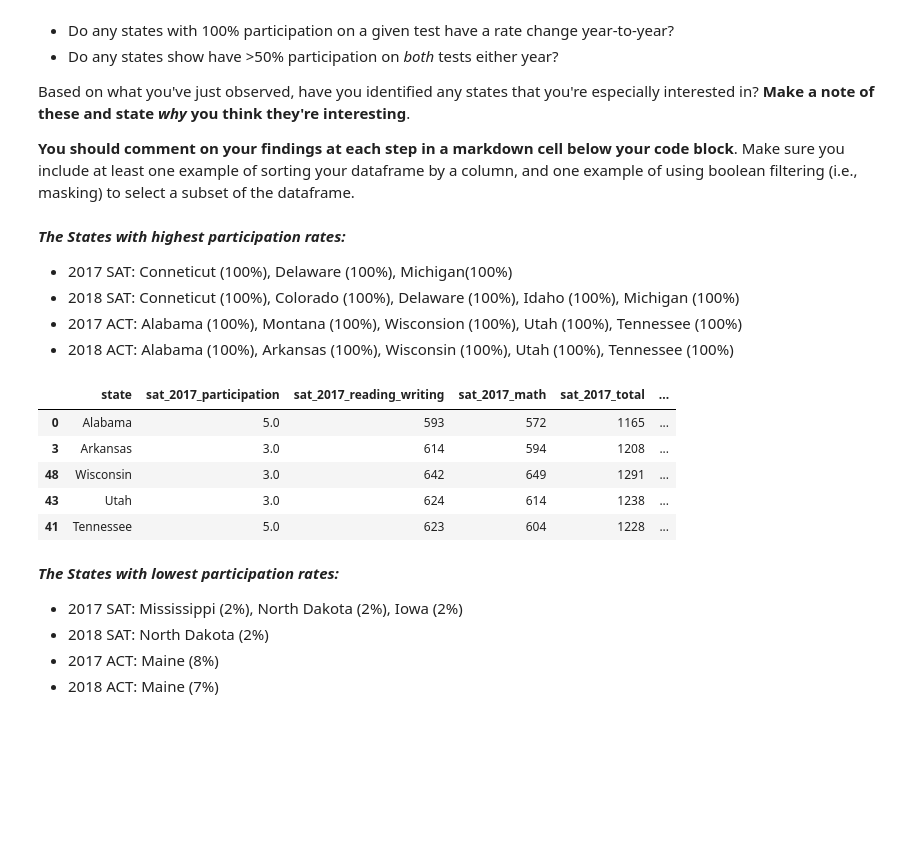
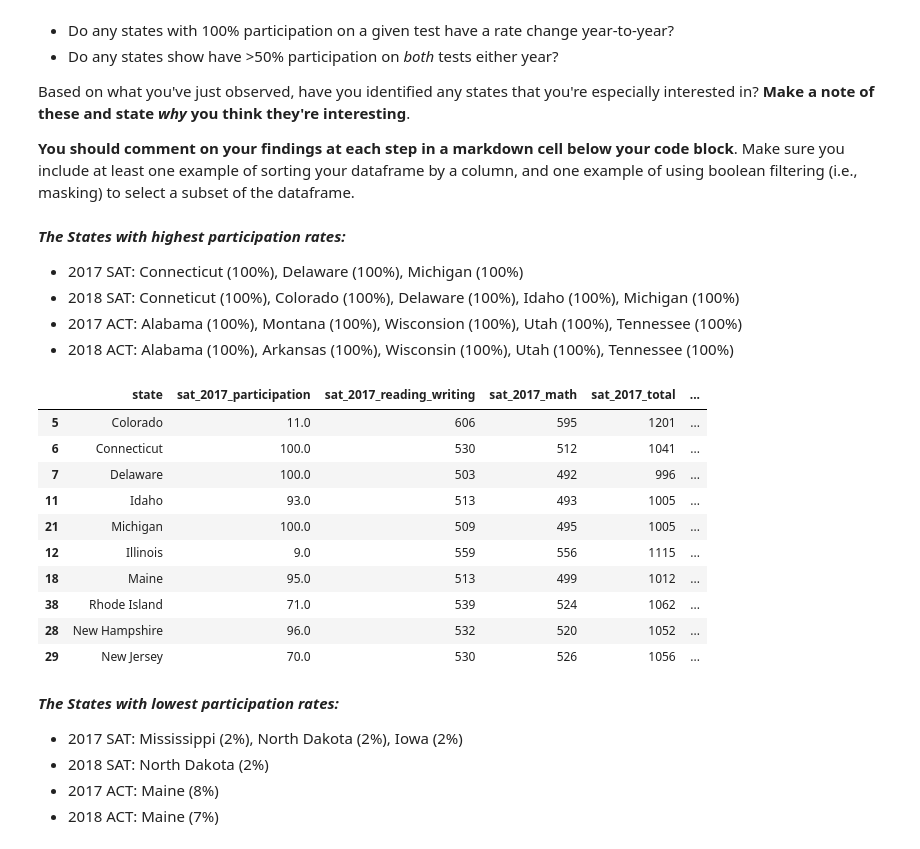
Before and after one commit to patruq/act-sat-performance, a Jupyter notebook: code/starter-code.ipynb, the cells around one changed output. Saved outputs shown, nothing was run; the diff lists cells and outputs as text; code cells hidden in the pictures; blank space fills up the shorter version.

```diff
--- a/code/starter-code.ipynb
+++ b/code/starter-code.ipynb
@@ -656,25 +658,30 @@ Based on what you've just observed, have you identified any states that you're e
 # %% [markdown]
 ***The States with highest participation rates:***
 
-- 2017 SAT: Conneticut (100%), Delaware (100%), Michigan(100%)
+- 2017 SAT: Connecticut (100%), Delaware (100%), Michigan (100%)
 - 2018 SAT: Conneticut (100%), Colorado (100%), Delaware (100%), Idaho (100%), Michigan (100%)
 - 2017 ACT: Alabama (100%), Montana (100%), Wisconsion (100%), Utah (100%), Tennessee (100%)
 - 2018 ACT: Alabama (100%), Arkansas (100%), Wisconsin (100%), Utah (100%), Tennessee (100%)
 # %%
 # Highest Participation by State:
 
 high_sat_17_participation = final["sat_2017_participation"] > 75.
 high_sat_18_participation = final["sat_2018_participation"] > 75.
 high_act_17_participation = final["act_2017_participation"] > 75.
 high_act_18_participation = final["act_2018_participation"] > 75.
-final[high_act_18_participation].sort_values("act_2018_participation", ascending=False).head()
+final[high_sat_18_participation].sort_values("sat_2018_participation", ascending=False).head(10)
 # %% [output]
 |  | state | sat_2017_participation | sat_2017_reading_writing | sat_2017_math | sat_2017_total | ... |
-| 0 | Alabama | 5.0 | 593 | 572 | 1165 | ... |
-| 3 | Arkansas | 3.0 | 614 | 594 | 1208 | ... |
-| 48 | Wisconsin | 3.0 | 642 | 649 | 1291 | ... |
-| 43 | Utah | 3.0 | 624 | 614 | 1238 | ... |
-| 41 | Tennessee | 5.0 | 623 | 604 | 1228 | ... |
+| 5 | Colorado | 11.0 | 606 | 595 | 1201 | ... |
+| 6 | Connecticut | 100.0 | 530 | 512 | 1041 | ... |
+| 7 | Delaware | 100.0 | 503 | 492 | 996 | ... |
+| 11 | Idaho | 93.0 | 513 | 493 | 1005 | ... |
+| 21 | Michigan | 100.0 | 509 | 495 | 1005 | ... |
+| 12 | Illinois | 9.0 | 559 | 556 | 1115 | ... |
+| 18 | Maine | 95.0 | 513 | 499 | 1012 | ... |
+| 38 | Rhode Island | 71.0 | 539 | 524 | 1062 | ... |
+| 28 | New Hampshire | 96.0 | 532 | 520 | 1052 | ... |
+| 29 | New Jersey | 70.0 | 530 | 526 | 1056 | ... |
 # %% [markdown]
 ***The States with lowest participation rates:***
 
```
Also changed, not shown: parts of 18 cells of this notebook.
